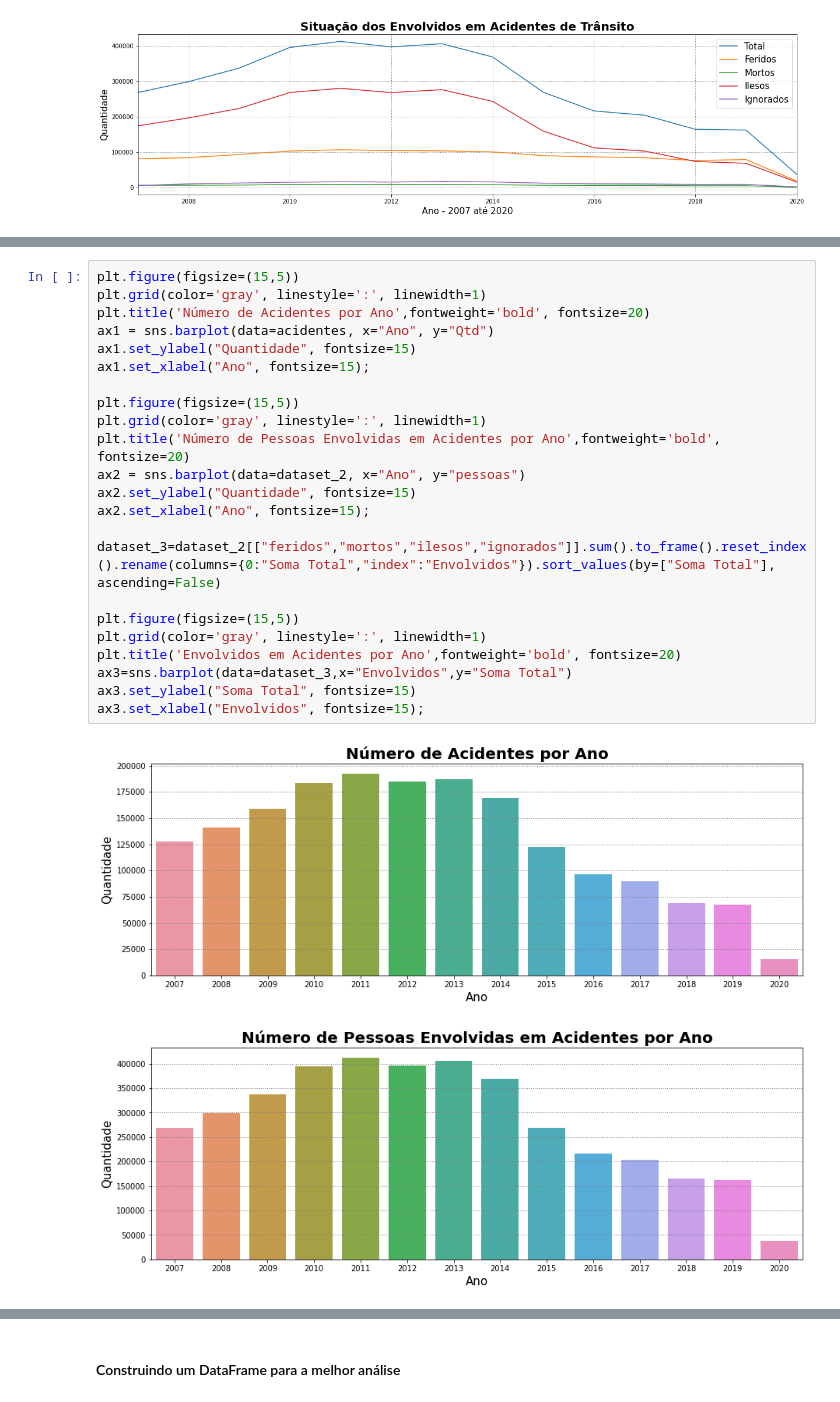
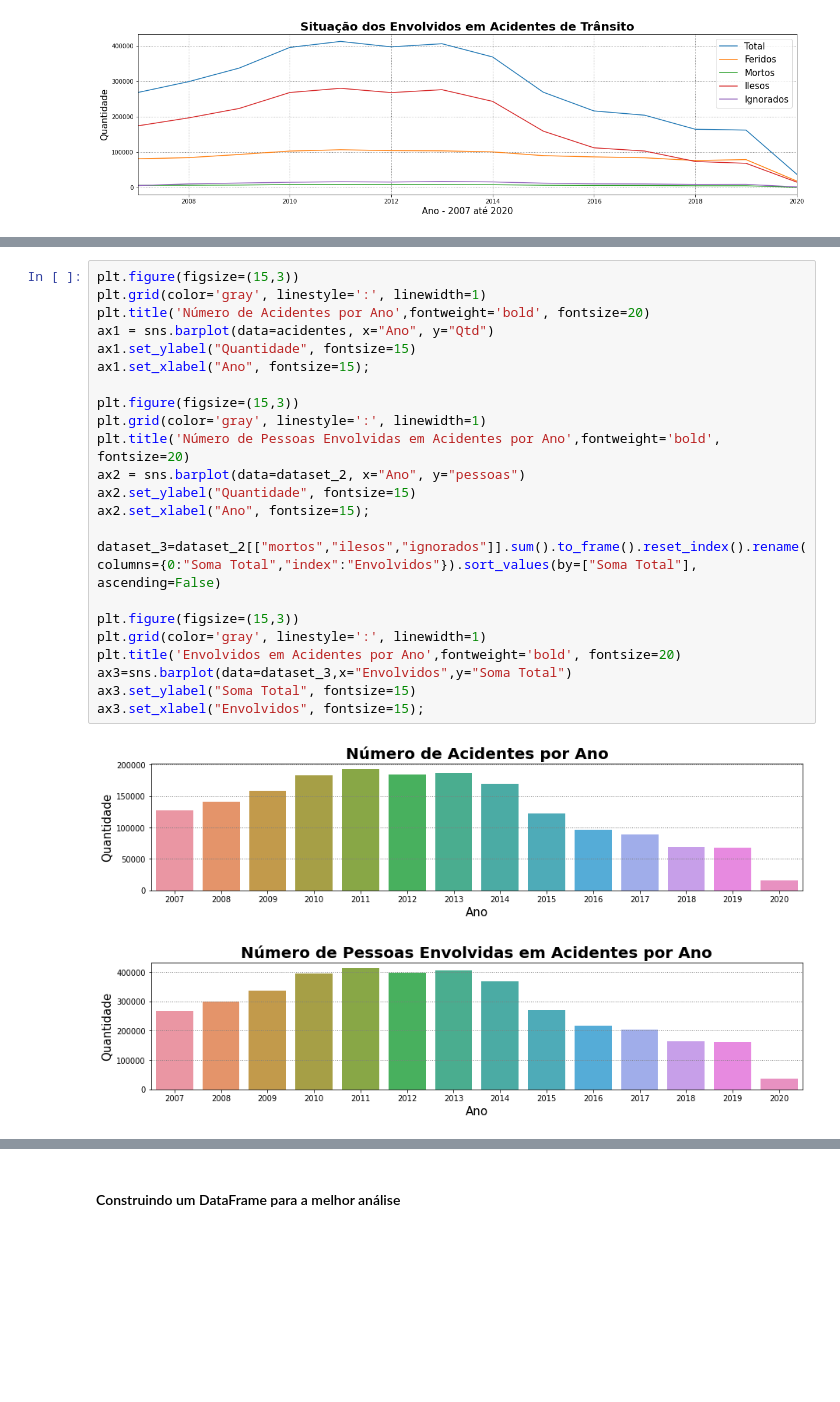
Before and after one commit to FelipeGBarreto/Projects, a Jupyter notebook: Acidentes_Rodovias_Federais.ipynb, the cells around one changed output, grey strips where cells are left out. Saved outputs shown, nothing was run; the diff lists cells and outputs as text; blank space fills up the shorter version.

```diff
--- a/Acidentes_Rodovias_Federais.ipynb
+++ b/Acidentes_Rodovias_Federais.ipynb
@@ -249,28 +266,28 @@ Há uma relativa proporção entre feridos, ilesos e mortos.
 2. Do ponto 1, pode-se inferir que há possibilidade de os acidentes de 2015 em diante terem sido mais graves, em decorrencia da quenda do número de envolvidos e da de o número de feridos não ter segudo essa queda de maneira proporcional.
 3. É possível tomar a mesma inferência para o quantitativo de mortos ao longo dos anos.
 # %%
-plt.figure(figsize=(15,5))
+plt.figure(figsize=(15,3))
 plt.grid(color='gray', linestyle=':', linewidth=1)
 plt.title('Número de Acidentes por Ano',fontweight='bold', fontsize=20)
 ax1 = sns.barplot(data=acidentes, x="Ano", y="Qtd")
 ax1.set_ylabel("Quantidade", fontsize=15)
 ax1.set_xlabel("Ano", fontsize=15);
 
-plt.figure(figsize=(15,5))
+plt.figure(figsize=(15,3))
 plt.grid(color='gray', linestyle=':', linewidth=1)
 plt.title('Número de Pessoas Envolvidas em Acidentes por Ano',fontweight='bold', fontsize=20)
 ax2 = sns.barplot(data=dataset_2, x="Ano", y="pessoas")
 ax2.set_ylabel("Quantidade", fontsize=15)
 ax2.set_xlabel("Ano", fontsize=15);
 
-dataset_3=dataset_2[["feridos","mortos","ilesos","ignorados"]].sum().to_frame().reset_index().rename(columns={0:"Soma Total","index":"Envolvidos"}).sort_values(by=["Soma Total"], ascending=False)
+dataset_3=dataset_2[["mortos","ilesos","ignorados"]].sum().to_frame().reset_index().rename(columns={0:"Soma Total","index":"Envolvidos"}).sort_values(by=["Soma Total"], ascending=False)
 
-plt.figure(figsize=(15,5))
+plt.figure(figsize=(15,3))
 plt.grid(color='gray', linestyle=':', linewidth=1)
 plt.title('Envolvidos em Acidentes por Ano',fontweight='bold', fontsize=20)
 ax3=sns.barplot(data=dataset_3,x="Envolvidos",y="Soma Total")
 ax3.set_ylabel("Soma Total", fontsize=15)
 ax3.set_xlabel("Envolvidos", fontsize=15);
 # %% [output]
-[figure, old version]
+[figure, new version]
-[figure, old version]
+[figure, new version]
```
Also changed, not shown: parts of 15 cells of this notebook.
